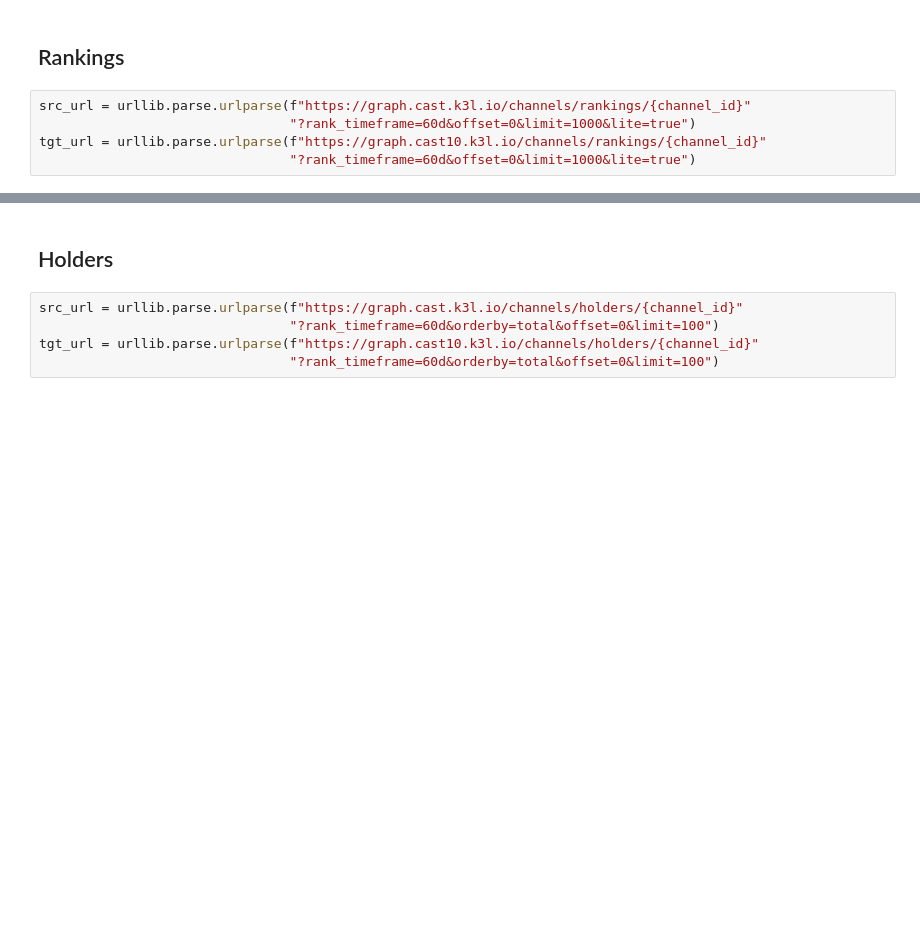
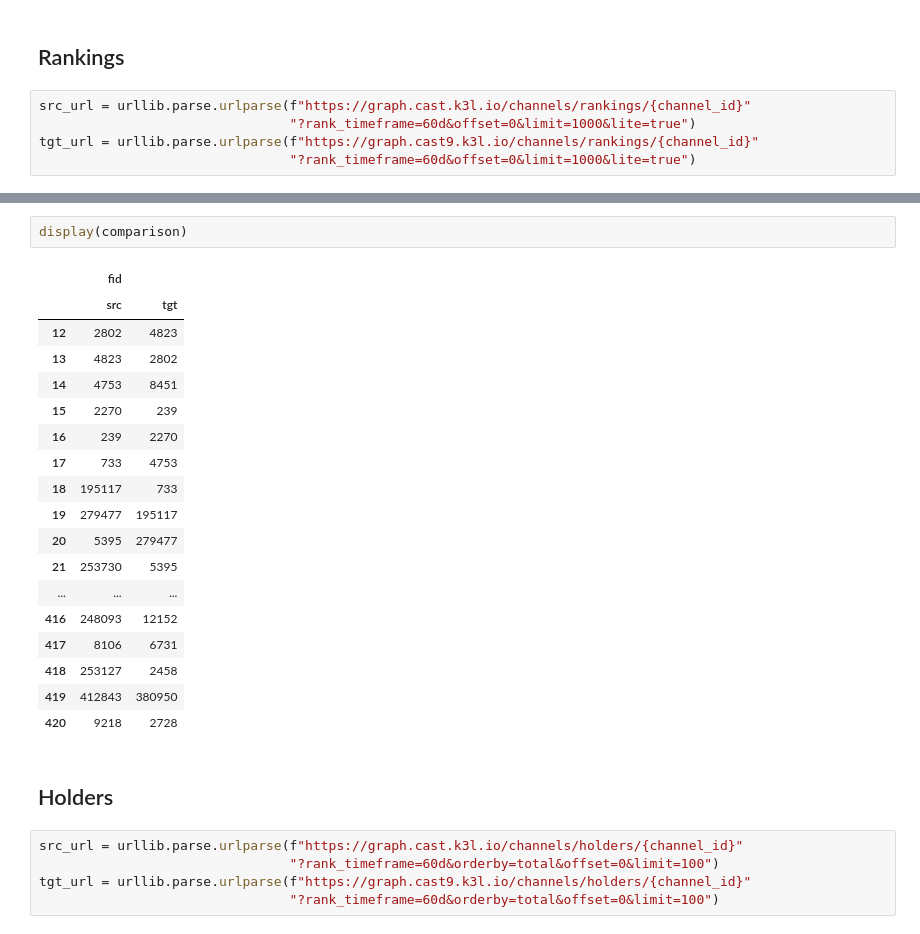
Before and after one commit to Karma3Labs/farcaster-graph, a Jupyter notebook: notebooks/Compare_APIs.ipynb, the cells around one changed output, grey strips where cells are left out. Saved outputs shown, nothing was run; the diff lists cells and outputs as text; blank space fills up the shorter version.

```diff
--- a/notebooks/Compare_APIs.ipynb
+++ b/notebooks/Compare_APIs.ipynb
@@ -89,6 +94,6 @@ tgt_url:ParseResult(scheme='https', netloc='graph.cast10.k3l.io', path='/channel
 # %%
 src_url = urllib.parse.urlparse(f"https://graph.cast.k3l.io/channels/rankings/{channel_id}"
                                 "?rank_timeframe=60d&offset=0&limit=1000&lite=true")
-tgt_url = urllib.parse.urlparse(f"https://graph.cast10.k3l.io/channels/rankings/{channel_id}"
+tgt_url = urllib.parse.urlparse(f"https://graph.cast9.k3l.io/channels/rankings/{channel_id}"
                                 "?rank_timeframe=60d&offset=0&limit=1000&lite=true")
 # %%
@@ -106,9 +114,30 @@ tgt_url:ParseResult(scheme='https', netloc='graph.cast10.k3l.io', path='/channel
+# %%
+display(comparison)
+# %% [output]
+|  | fid |  |
+|  | src | tgt |
+| 12 | 2802 | 4823 |
+| 13 | 4823 | 2802 |
+| 14 | 4753 | 8451 |
+| 15 | 2270 | 239 |
+| 16 | 239 | 2270 |
+| 17 | 733 | 4753 |
+| 18 | 195117 | 733 |
+| 19 | 279477 | 195117 |
+| 20 | 5395 | 279477 |
+| 21 | 253730 | 5395 |
+| ... | ... | ... |
+| 416 | 248093 | 12152 |
+| 417 | 8106 | 6731 |
+| 418 | 253127 | 2458 |
+| 419 | 412843 | 380950 |
+| 420 | 9218 | 2728 |
 # %% [markdown]
 ## Holders
 # %%
 src_url = urllib.parse.urlparse(f"https://graph.cast.k3l.io/channels/holders/{channel_id}"
                                 "?rank_timeframe=60d&orderby=total&offset=0&limit=100")
-tgt_url = urllib.parse.urlparse(f"https://graph.cast10.k3l.io/channels/holders/{channel_id}"
+tgt_url = urllib.parse.urlparse(f"https://graph.cast9.k3l.io/channels/holders/{channel_id}"
                                 "?rank_timeframe=60d&orderby=total&offset=0&limit=100")
 # %%
 (src_df, tgt_df, cmp_df) = validate_fetch_compare(src_url, tgt_url)
```
Also changed, not shown: parts of 16 cells of this notebook.
